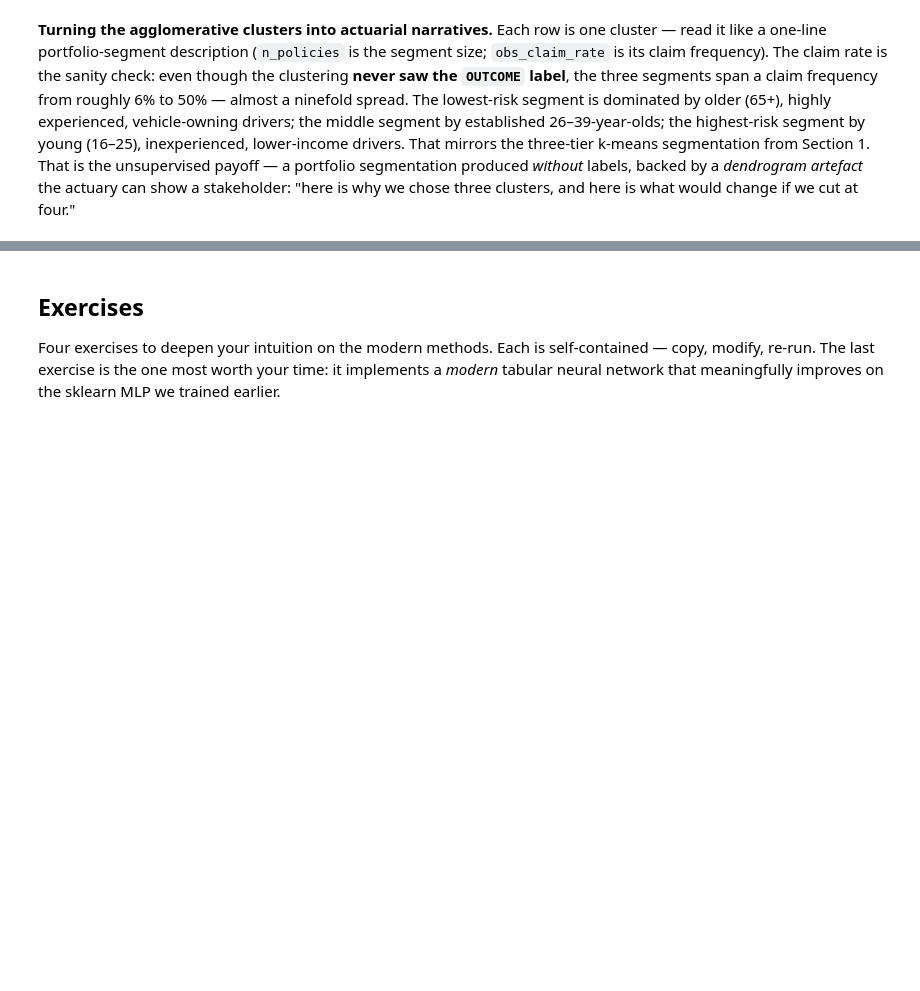
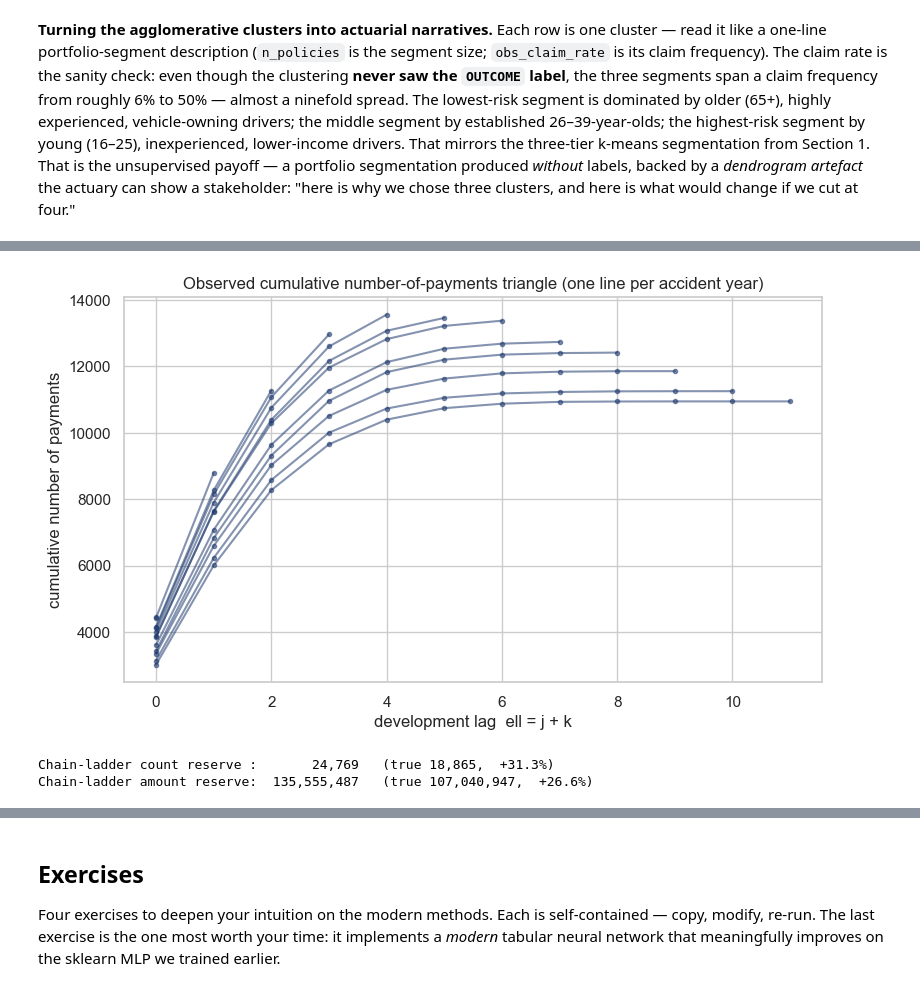
Before and after one commit to simonhatzesberger/ml-genai-actuarial-practice, a Jupyter notebook: notebooks/02_modern_ml_techniques/02_modern_ml_techniques.ipynb, the cells around one changed output, grey strips where cells are left out. Saved outputs shown, nothing was run; the diff lists cells and outputs as text; code cells hidden in the pictures; blank space fills up the shorter version.

```diff
--- a/notebooks/02_modern_ml_techniques/02_modern_ml_techniques.ipynb
+++ b/notebooks/02_modern_ml_techniques/02_modern_ml_techniques.ipynb
@@ -568,0 +760,62 @@ centroid_agg
+# %%
+D = J_MAX + K_MAX + 1                         # number of development lags ell = 0..D-1
+ay_rows = AY - 1                             # 0-based accident-year index per claim
+
+def build_triangle(value_mat):
+    """Aggregate per-claim development into an accident-year x development-lag triangle.
+    A payment in post-reporting period k falls in development lag ell = RepDel + k."""
+    inc = np.zeros((I_ACC, D))
+    for k in range(K_MAX + 1):
+        lag = J + k
+        np.add.at(inc, (ay_rows, lag), value_mat[:, k])
+    return inc
+
+# a triangle cell (accident year i, lag ell) is observed iff i + ell <= I_ACC
+ay_grid    = (np.arange(I_ACC) + 1)[:, None]
+lag_grid   = np.arange(D)[None, :]
+observable = (ay_grid + lag_grid) <= I_ACC
+
+def chain_ladder(inc):
+    """Classical volume-weighted (Mack) chain-ladder on an incremental triangle.
+    Returns ultimate, latest-observed and reserve per accident year, plus the link ratios."""
+    cum = np.cumsum(np.where(observable, inc, 0.0), axis=1)
+    f = np.ones(D - 1)
+    for l in range(D - 1):
+        sel = observable[:, l + 1]                       # accident years with column l+1 observed
+        den, num = cum[sel, l].sum(), cum[sel, l + 1].sum()
+        f[l] = num / den if den > 0 else 1.0             # age-to-age development factor
+    full = cum.astype(float).copy()
+    last_obs = observable.sum(axis=1) - 1                # latest observed lag per accident year
+    for i in range(I_ACC):
+        for l in range(last_obs[i], D - 1):
+            full[i, l + 1] = full[i, l] * f[l]           # project the lower-right triangle
+    ultimate = full[:, -1]
+    latest   = cum[np.arange(I_ACC), last_obs]
+    return ultimate, latest, ultimate - latest, f
+
+inc_cnt = build_triangle(pay_dev)
+inc_amt = build_triangle(amt_dev)
+ult_cnt, lat_cnt, res_cnt_cl, f_cnt = chain_ladder(inc_cnt)
+ult_amt, lat_amt, res_amt_cl, f_amt = chain_ladder(inc_amt)
+
+# the TRUE future per accident year (known because we simulated the full square)
+true_cnt_ay = np.array([n_pay_fut[ay_rows == i].sum() for i in range(I_ACC)])
+true_amt_ay = np.array([amt_fut[ay_rows == i].sum() for i in range(I_ACC)])
+
+# visualise the observed cumulative count triangle
+cum_cnt = np.cumsum(np.where(observable, inc_cnt, np.nan), axis=1)
+fig, ax = plt.subplots(figsize=(9, 5))
+for i in range(I_ACC):
+    ax.plot(range(D), cum_cnt[i], marker=".", color=PRIMARY, alpha=0.55)
+ax.set(title="Observed cumulative number-of-payments triangle (one line per accident year)",
+       xlabel="development lag  ell = j + k", ylabel="cumulative number of payments")
+plt.show()
+
+print(f"Chain-ladder count reserve : {res_cnt_cl.sum():>12,.0f}   "
+      f"(true {n_pay_fut.sum():,.0f},  {100 * (res_cnt_cl.sum() / n_pay_fut.sum() - 1):+.1f}%)")
+print(f"Chain-ladder amount reserve: {res_amt_cl.sum():>12,.0f}   "
+      f"(true {amt_fut.sum():,.0f},  {100 * (res_amt_cl.sum() / amt_fut.sum() - 1):+.1f}%)")
+# %% [output]
+[figure, added]
+Chain-ladder count reserve :       24,769   (true 18,865,  +31.3%)
+Chain-ladder amount reserve:  135,555,487   (true 107,040,947,  +26.6%)
```
Also changed, not shown: parts of 19 cells of this notebook.
